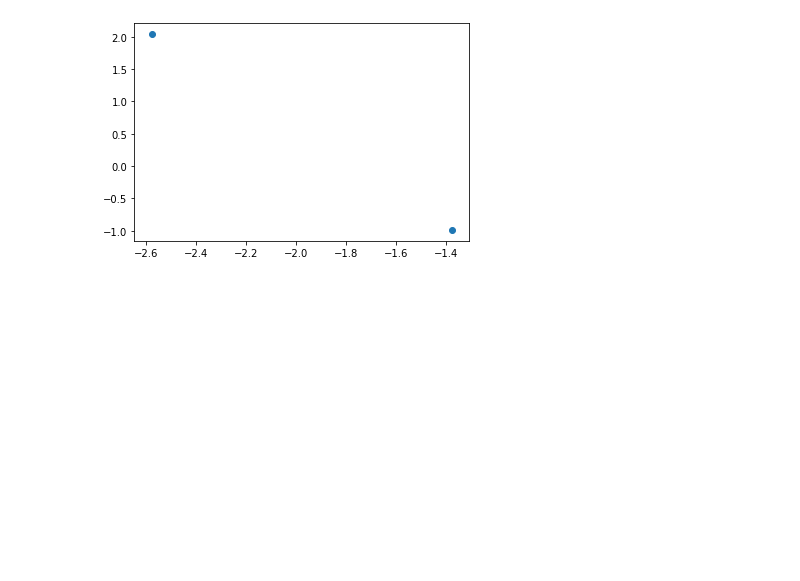
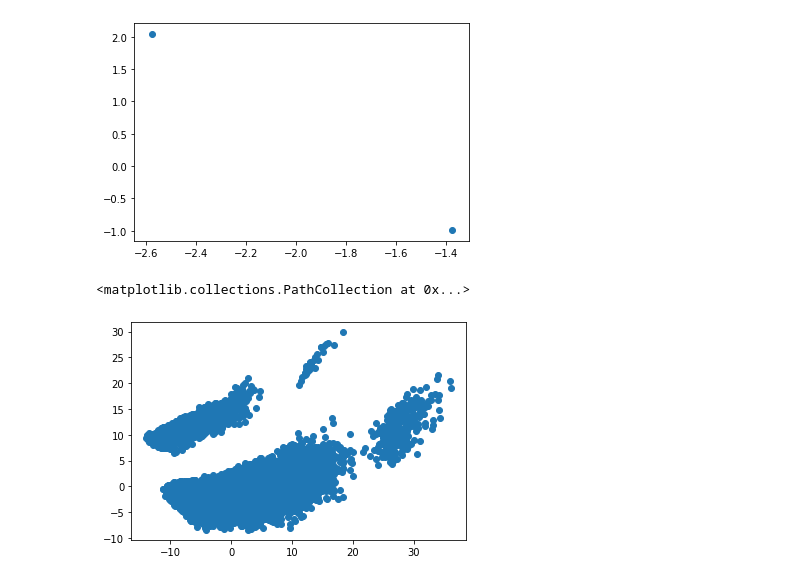
Before and after one commit to Faraaztqureshi/DS-Unit-1-Sprint-3-Linear-Algebra, a Jupyter notebook: Faraaz_Qureshi_013_DS10_High_Dimensional_Data_Assignment.ipynb, the cells around one changed output. Saved outputs shown, nothing was run; the diff lists cells and outputs as text; code cells hidden in the pictures; blank space fills up the shorter version.

```diff
--- a/Faraaz_Qureshi_013_DS10_High_Dimensional_Data_Assignment.ipynb
+++ b/Faraaz_Qureshi_013_DS10_High_Dimensional_Data_Assignment.ipynb
@@ -357,6 +357,12 @@ plt.scatter(B[0],B[1])
 # %% [output]
 <matplotlib.collections.PathCollection at 0x...>
 [figure]
+# %%
+B = pd.DataFrame(B)
+plt.scatter(B[0], B[1])
+# %% [output]
+<matplotlib.collections.PathCollection at 0x...>
+[figure, added]
 # %% [markdown]
 # Stretch Goals
 
```
